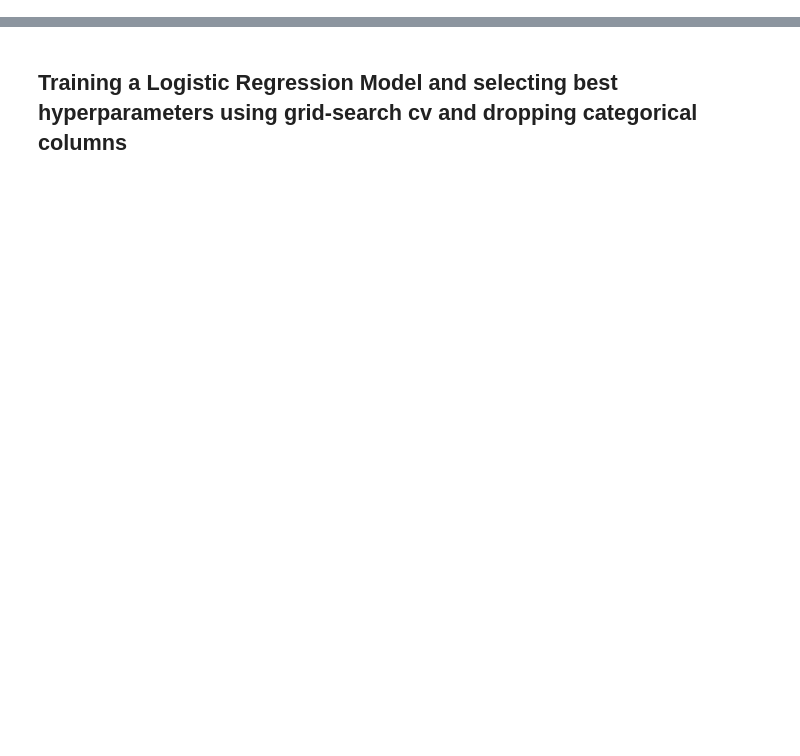
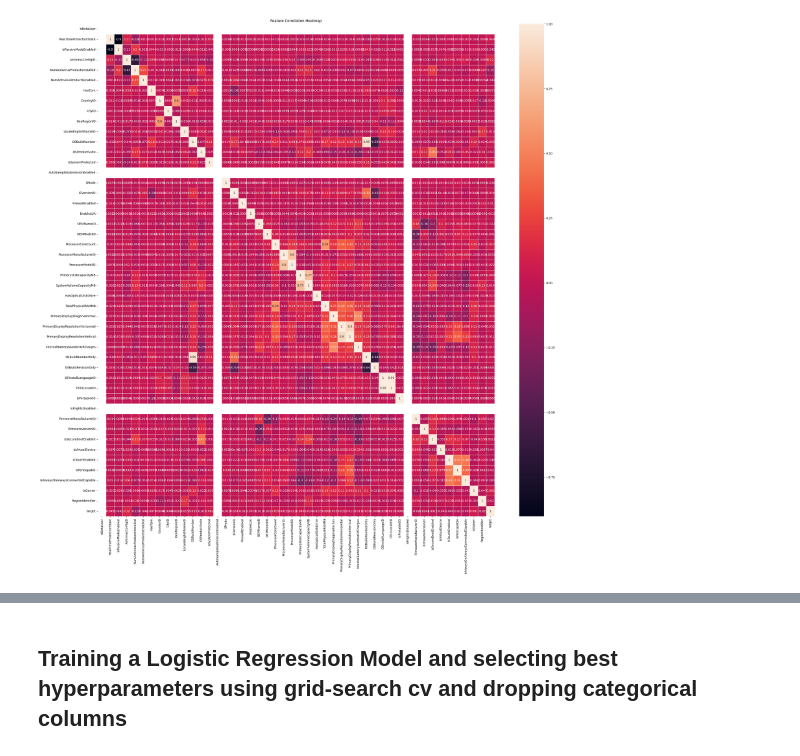
Before and after one commit to RiteeshTM/System-Threat-Forecaster-project, a Jupyter notebook: main.ipynb, the cells around one changed output, grey strips where cells are left out. Saved outputs shown, nothing was run; the diff lists cells and outputs as text; code cells hidden in the pictures; blank space fills up the shorter version.

```diff
--- a/main.ipynb
+++ b/main.ipynb
@@ -0,0 +56,11 @@
+# %%
+# correlation matrix
+corr_matrix = df[numerical_features].corr()
+
+# heatmap
+plt.figure(figsize=(30, 30))
+sns.heatmap(corr_matrix, annot=True, linewidths=0.5)
+plt.title("Feature Correlation Heatmap")
+plt.show()
+# %% [output]
+[figure, added]
```
Also changed, not shown: parts of 78 cells of this notebook, 1 other file.
